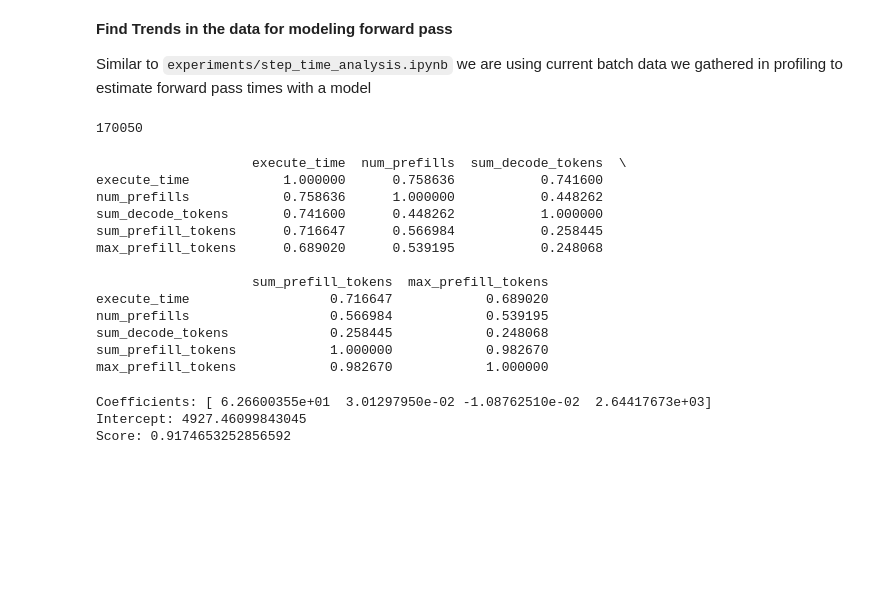
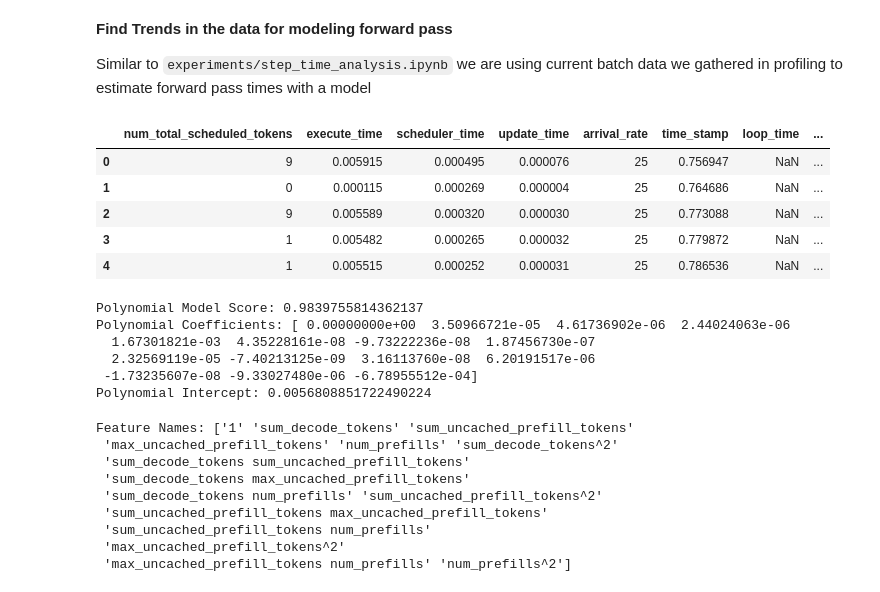
Before and after one commit to inference-sim/pytools, a Jupyter notebook: experiments/predict_model_execute.ipynb, the cells around one changed output. Saved outputs shown, nothing was run; the diff lists cells and outputs as text; code cells hidden in the pictures; blank space fills up the shorter version.

```diff
--- a/experiments/predict_model_execute.ipynb
+++ b/experiments/predict_model_execute.ipynb
@@ -5,31 +5,16 @@ Similar to `experiments/step_time_analysis.ipynb` we are using current batch dat
 # %%
 from utils import parse_csv, format_data, concatenate_dataframes # found in utils.py
 
-path1 = './profiling/train'
+path1 = 'profiling/train'
 
 # # parse and concat all dataframes
 df = concatenate_dataframes(path1)
 df = format_data(df)
-# df.to_csv('formatted_execution_stats500.csv', index=False)
+df.head()
+# %% [output]
+|  | num_total_scheduled_tokens | execute_time | scheduler_time | update_time | arrival_rate | time_stamp | loop_time | ... |
+| 0 | 9 | 0.005915 | 0.000495 | 0.000076 | 25 | 0.756947 | NaN | ... |
+| 1 | 0 | 0.000115 | 0.000269 | 0.000004 | 25 | 0.764686 | NaN | ... |
+| 2 | 9 | 0.005589 | 0.000320 | 0.000030 | 25 | 0.773088 | NaN | ... |
+| 3 | 1 | 0.005482 | 0.000265 | 0.000032 | 25 | 0.779872 | NaN | ... |
+| 4 | 1 | 0.005515 | 0.000252 | 0.000031 | 25 | 0.786536 | NaN | ... |
-# %%
-len(df)
-# %% [output]
-170050
-# %%
-# try to find correlation between execute_time and num_decodes, num_prefills, sum_decode_tokens, sum_prefill_tokens
-correlation = df[['execute_time', 'num_prefills', 'sum_decode_tokens', 'sum_prefill_tokens', 'max_prefill_tokens']].corr()
-print(correlation)
-# %% [output]
-                    execute_time  num_prefills  sum_decode_tokens  \
-execute_time            1.000000      0.758636           0.741600
-num_prefills            0.758636      1.000000           0.448262
-sum_decode_tokens       0.741600      0.448262           1.000000
-sum_prefill_tokens      0.716647      0.566984           0.258445
-max_prefill_tokens      0.689020      0.539195           0.248068
-
-                    sum_prefill_tokens  max_prefill_tokens
-execute_time                  0.716647            0.689020
-num_prefills                  0.566984            0.539195
-sum_decode_tokens             0.258445            0.248068
-sum_prefill_tokens            1.000000            0.982670
-max_prefill_tokens            0.982670            1.000000
@@ -36,17 +52,41 @@ max_prefill_tokens            0.982670            1.000000
 # %%
-# train a linear regression model to predict execute_time based on num_prefills, sum_decode_tokens, sum_prefill_tokens, and arrival_rate
+# train a polynomial regression model to predict execute_time based on num_prefills, sum_decode_tokens, sum_prefill_tokens, and arrival_rate
+from sklearn.preprocessing import PolynomialFeatures
+from sklearn.pipeline import make_pipeline
 from sklearn.model_selection import train_test_split
 from sklearn.linear_model import LinearRegression
-X = df[['sum_decode_tokens', 'sum_prefill_tokens', 'max_prefill_tokens','num_prefills']]
+
+X = df[['sum_decode_tokens', 'sum_uncached_prefill_tokens', 'max_uncached_prefill_tokens','num_prefills']]
 y = df['execute_time']
 X_train, X_test, y_train, y_test = train_test_split(X, y, test_size=0.2, random_state=42)
-model = LinearRegression()
-model.fit(X_train, y_train)
-print("Coefficients:", model.coef_)
-print("Intercept:", model.intercept_)
-print("Score:", model.score(X_test, y_test))
-# make predictions on the test set
+degree = 2 # You can change the degree of the polynomial
+
+poly_model = make_pipeline(PolynomialFeatures(degree), LinearRegression())
+poly_model.fit(X_train, y_train)
+print("Polynomial Model Score:", poly_model.score(X_test, y_test))
+
+coefficients = poly_model.named_steps['linearregression'].coef_
+intercept = poly_model.named_steps['linearregression'].intercept_
+print("Polynomial Coefficients:", str(coefficients))
+print("Polynomial Intercept:", intercept)
 # %% [output]
-Coefficients: [ 6.26600355e+01  3.01297950e-02 -1.08762510e-02  2.64417673e+03]
-Intercept: 4927.46099843045
-Score: 0.9174653252856592
+Polynomial Model Score: 0.9839755814362137
+Polynomial Coefficients: [ 0.00000000e+00  3.50966721e-05  4.61736902e-06  2.44024063e-06
+  1.67301821e-03  4.35228161e-08 -9.73222236e-08  1.87456730e-07
+  2.32569119e-05 -7.40213125e-09  3.16113760e-08  6.20191517e-06
+ -1.73235607e-08 -9.33027480e-06 -6.78955512e-04]
+Polynomial Intercept: 0.0056808851722490224
+# %%
+# get feature names
+feature_names = poly_model.named_steps['polynomialfeatures'].get_feature_names_out(input_features=X.columns)
+print("Feature Names:", feature_names)
+# %% [output]
+Feature Names: ['1' 'sum_decode_tokens' 'sum_uncached_prefill_tokens'
+ 'max_uncached_prefill_tokens' 'num_prefills' 'sum_decode_tokens^2'
+ 'sum_decode_tokens sum_uncached_prefill_tokens'
+ 'sum_decode_tokens max_uncached_prefill_tokens'
+ 'sum_decode_tokens num_prefills' 'sum_uncached_prefill_tokens^2'
+ 'sum_uncached_prefill_tokens max_uncached_prefill_tokens'
+ 'sum_uncached_prefill_tokens num_prefills'
+ 'max_uncached_prefill_tokens^2'
+ 'max_uncached_prefill_tokens num_prefills' 'num_prefills^2']
```
Also changed, not shown: parts of 10 cells of this notebook, 4 other files.
